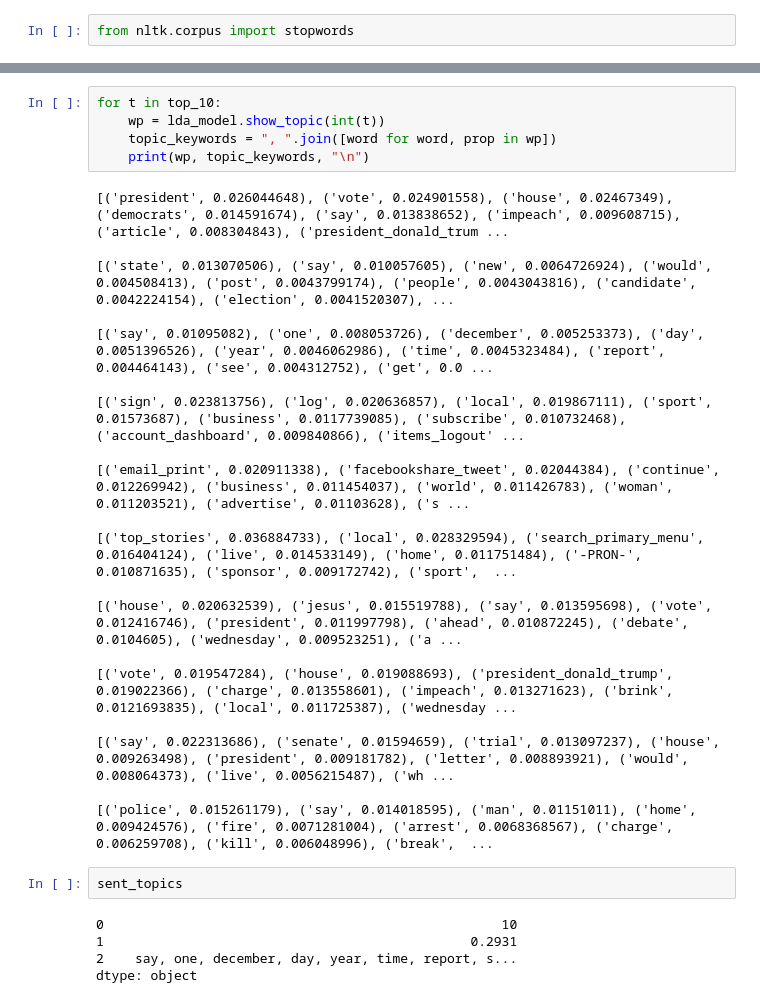
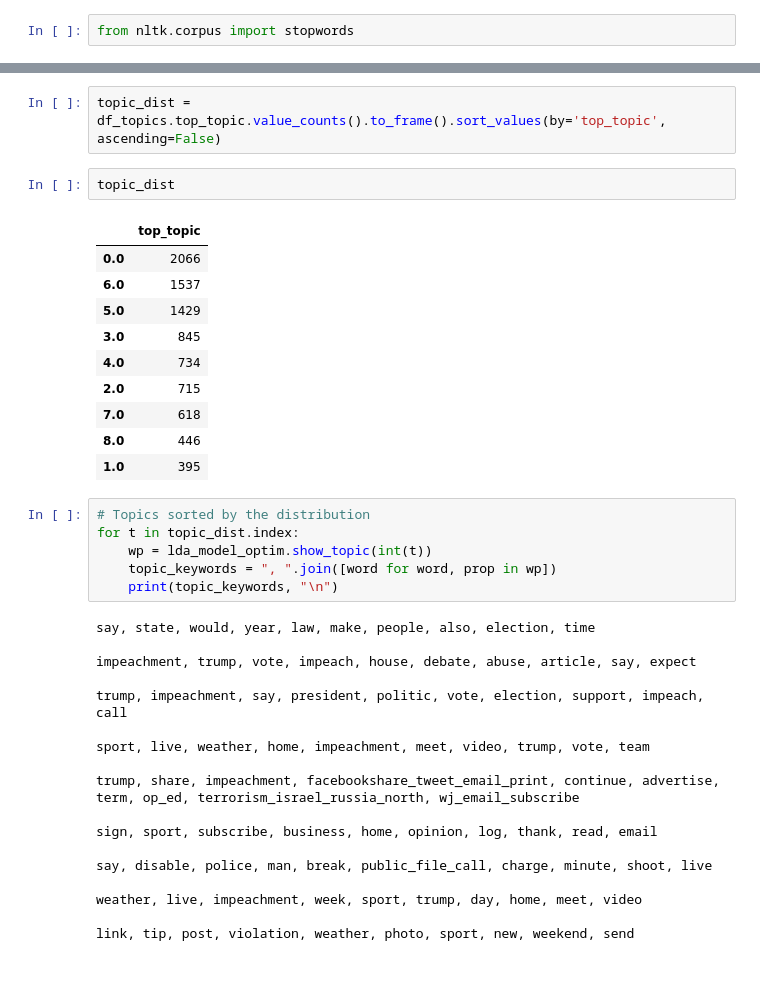
Before and after one commit to oersoy1/cc_news, a Jupyter notebook: 5_topic_modeling.ipynb, the cells around one changed output, grey strips where cells are left out. Drawn from its saved outputs; the diff is of its cells as text; blank space fills up the shorter version.

```diff
--- a/5_topic_modeling.ipynb
+++ b/5_topic_modeling.ipynb
@@ -337,32 +366,39 @@ top_10
+# %%
+topic_dist = df_topics.top_topic.value_counts().to_frame().sort_values(by='top_topic', ascending=False)
+# %%
+topic_dist
+# %% [output]
+|  | top_topic |
+| 0.0 | 2066 |
+| 6.0 | 1537 |
+| 5.0 | 1429 |
+| 3.0 | 845 |
+| 4.0 | 734 |
+| 2.0 | 715 |
+| 7.0 | 618 |
+| 8.0 | 446 |
+| 1.0 | 395 |
 # %%
-for t in top_10:
-    wp = lda_model.show_topic(int(t))
+# Topics sorted by the distribution
+for t in topic_dist.index:
+    wp = lda_model_optim.show_topic(int(t))
     topic_keywords = ", ".join([word for word, prop in wp])
-    print(wp, topic_keywords, "\n")
+    print(topic_keywords, "\n")
 # %% [output]
-[('president', 0.026044648), ('vote', 0.024901558), ('house', 0.02467349), ('democrats', 0.014591674), ('say', 0.013838652), ('impeach', 0.009608715), ('article', 0.008304843), ('president_donald_trum ...
+say, state, would, year, law, make, people, also, election, time
 
-[('state', 0.013070506), ('say', 0.010057605), ('new', 0.0064726924), ('would', 0.004508413), ('post', 0.0043799174), ('people', 0.0043043816), ('candidate', 0.0042224154), ('election', 0.0041520307), ...
+impeachment, trump, vote, impeach, house, debate, abuse, article, say, expect
 
-[('say', 0.01095082), ('one', 0.008053726), ('december', 0.005253373), ('day', 0.0051396526), ('year', 0.0046062986), ('time', 0.0045323484), ('report', 0.004464143), ('see', 0.004312752), ('get', 0.0 ...
+trump, impeachment, say, president, politic, vote, election, support, impeach, call
 
-[('sign', 0.023813756), ('log', 0.020636857), ('local', 0.019867111), ('sport', 0.01573687), ('business', 0.0117739085), ('subscribe', 0.010732468), ('account_dashboard', 0.009840866), ('items_logout' ...
+sport, live, weather, home, impeachment, meet, video, trump, vote, team
 
-[('email_print', 0.020911338), ('facebookshare_tweet', 0.02044384), ('continue', 0.012269942), ('business', 0.011454037), ('world', 0.011426783), ('woman', 0.011203521), ('advertise', 0.01103628), ('s ...
+trump, share, impeachment, facebookshare_tweet_email_print, continue, advertise, term, op_ed, terrorism_israel_russia_north, wj_email_subscribe
 
-[('top_stories', 0.036884733), ('local', 0.028329594), ('search_primary_menu', 0.016404124), ('live', 0.014533149), ('home', 0.011751484), ('-PRON-', 0.010871635), ('sponsor', 0.009172742), ('sport',  ...
+sign, sport, subscribe, business, home, opinion, log, thank, read, email
 
-[('house', 0.020632539), ('jesus', 0.015519788), ('say', 0.013595698), ('vote', 0.012416746), ('president', 0.011997798), ('ahead', 0.010872245), ('debate', 0.0104605), ('wednesday', 0.009523251), ('a ...
+say, disable, police, man, break, public_file_call, charge, minute, shoot, live
 
-[('vote', 0.019547284), ('house', 0.019088693), ('president_donald_trump', 0.019022366), ('charge', 0.013558601), ('impeach', 0.013271623), ('brink', 0.0121693835), ('local', 0.011725387), ('wednesday ...
+weather, live, impeachment, week, sport, trump, day, home, meet, video
 
-[('say', 0.022313686), ('senate', 0.01594659), ('trial', 0.013097237), ('house', 0.009263498), ('president', 0.009181782), ('letter', 0.008893921), ('would', 0.008064373), ('live', 0.0056215487), ('wh ...
-
-[('police', 0.015261179), ('say', 0.014018595), ('man', 0.01151011), ('home', 0.009424576), ('fire', 0.0071281004), ('arrest', 0.0068368567), ('charge', 0.006259708), ('kill', 0.006048996), ('break',  ...
+link, tip, post, violation, weather, photo, sport, new, weekend, send
-# %%
-sent_topics
-# %% [output]
-0                                                   10
-1                                               0.2931
-2    say, one, december, day, year, time, report, s...
-dtype: object
```
Also changed, not shown: parts of 68 cells of this notebook, 5 other files.
